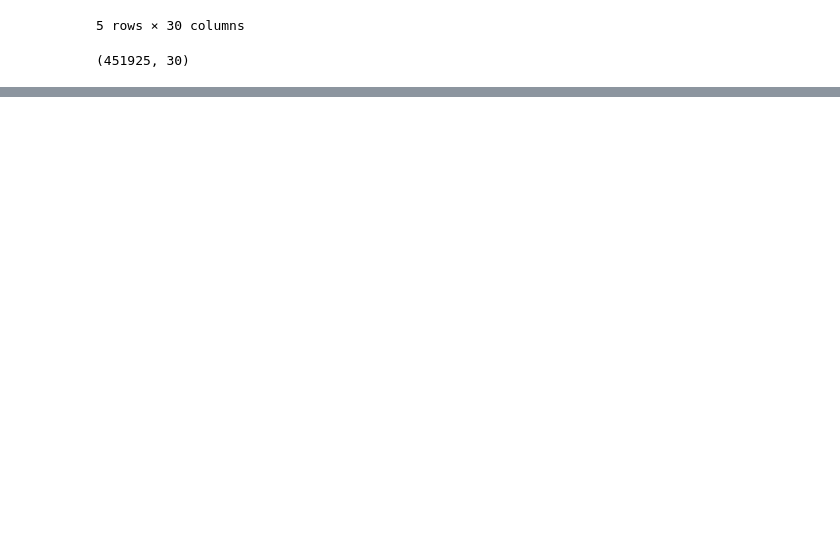
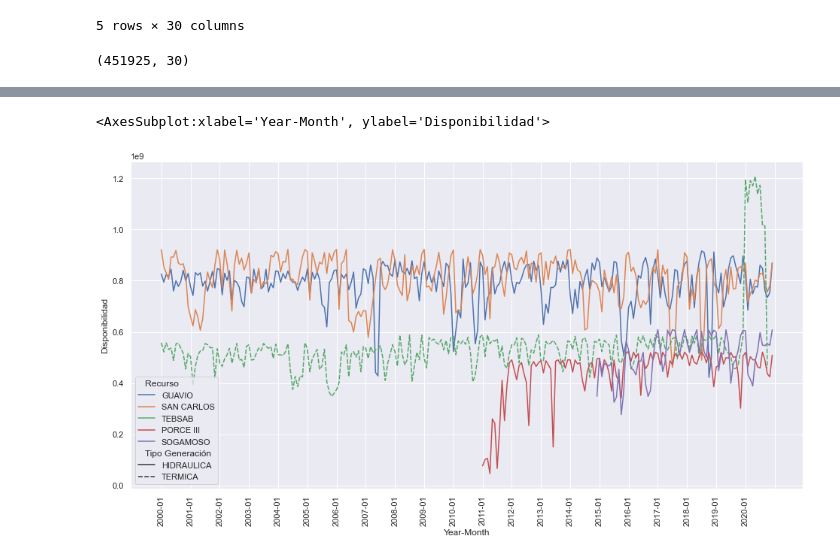
Before and after one commit to sebcasro/DS4A_Team88, a Jupyter notebook: disponibilidad_2.ipynb, the cells around one changed output, grey strips where cells are left out. Drawn from its saved outputs; the diff is of its cells as text; code cells hidden in the pictures; blank space fills up the shorter version.

```diff
--- a/disponibilidad_2.ipynb
+++ b/disponibilidad_2.ipynb
@@ -97,0 +188,17 @@ dtype: object
+# %%
+import seaborn as sns
+import matplotlib.pyplot as plt
+
+data1 = df[df['Year']==2020].groupby(['Recurso'])["Disponibilidad"].sum().reset_index()
+top_recursos = list(data1.sort_values("Disponibilidad", ascending=False)['Recurso'][:5])
+
+data=df.groupby(["Year-Month", 'Recurso', "Tipo Generación"])["Disponibilidad"].sum().reset_index()
+data2=data[data['Recurso'].isin(top_recursos)]
+
+plt.figure(figsize=(16, 8))
+plt.xticks(np.arange(0, len(data2)+1, 12), rotation=90)
+
+sns.lineplot(x="Year-Month", y="Disponibilidad", hue='Recurso', style="Tipo Generación", data=data2)
+# %% [output]
+<AxesSubplot:xlabel='Year-Month', ylabel='Disponibilidad'>
+[figure, added]
```
Also changed, not shown: parts of 13 cells of this notebook.
